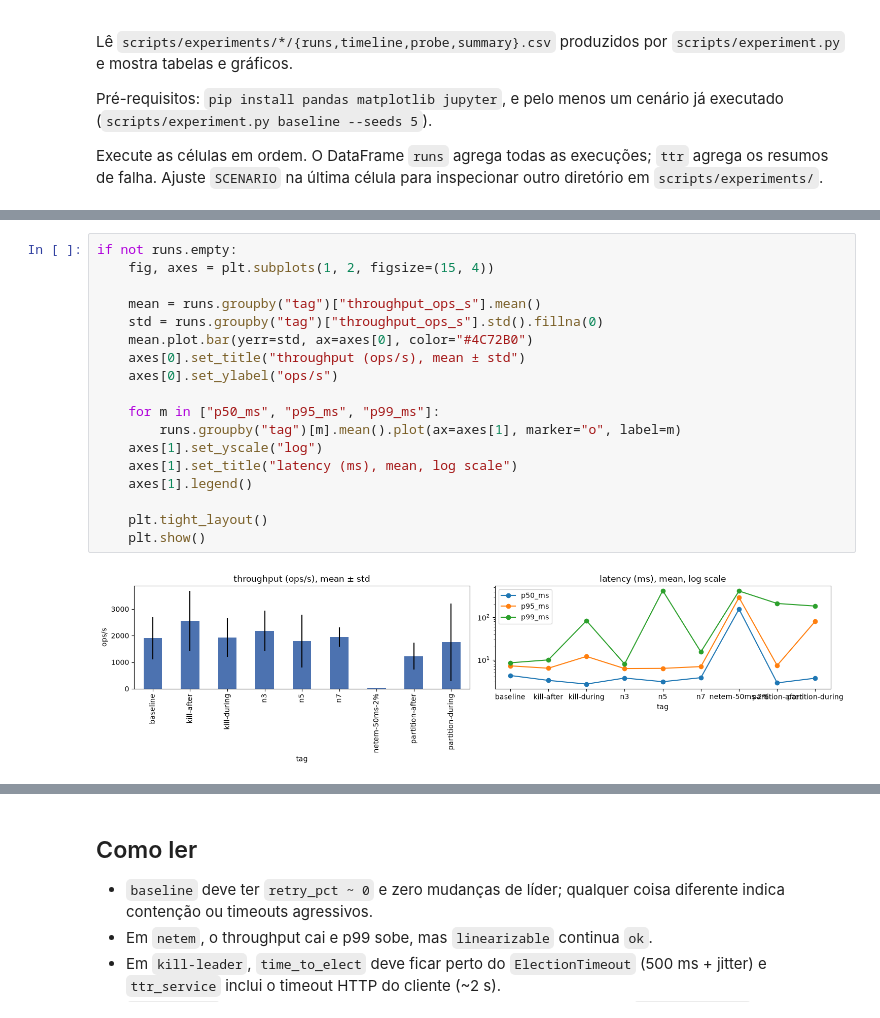
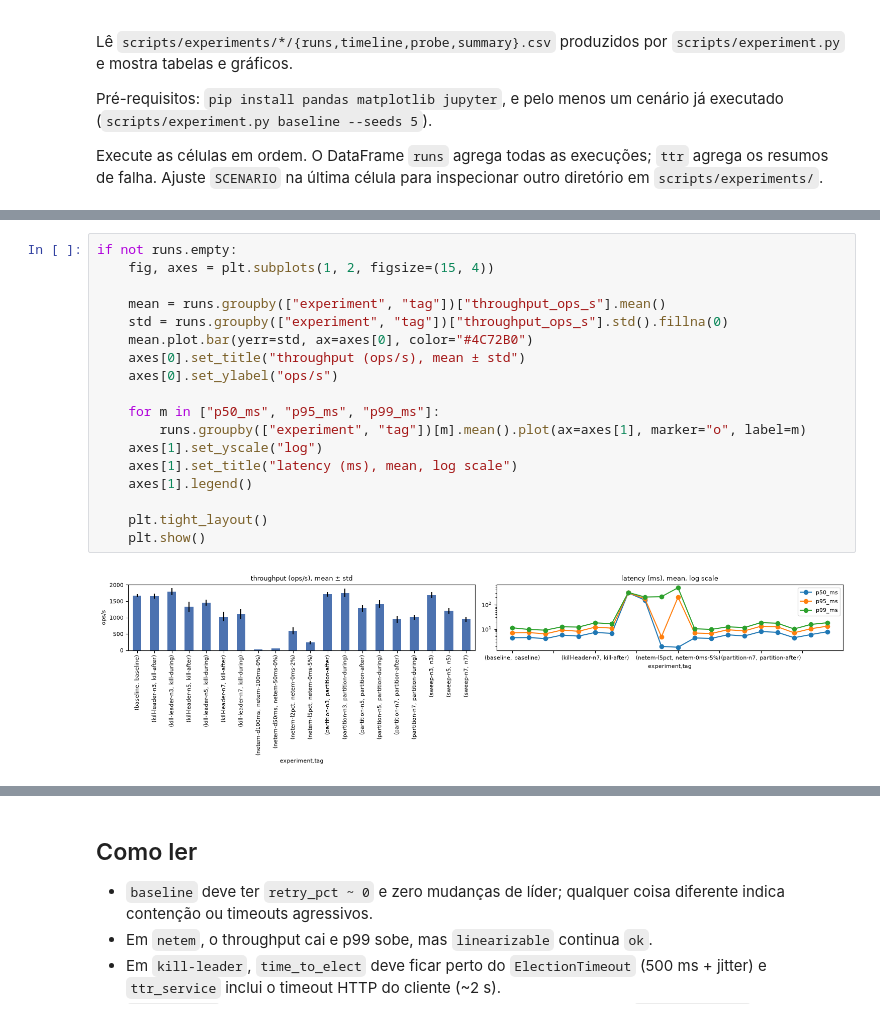
Before and after one commit to Everton-Colombo/6.824-labs, a Jupyter notebook: scripts/analysis.ipynb, the cells around one changed output, grey strips where cells are left out. Drawn from its saved outputs; the diff is of its cells as text.

Commit message:
fix: plot the notebook results per experiment, add suggested report figure

```diff
--- a/scripts/analysis.ipynb
+++ b/scripts/analysis.ipynb
@@ -68,23 +75,23 @@ else:
 # %%
 if not runs.empty:
     fig, axes = plt.subplots(1, 2, figsize=(15, 4))
 
-    mean = runs.groupby("tag")["throughput_ops_s"].mean()
-    std = runs.groupby("tag")["throughput_ops_s"].std().fillna(0)
+    mean = runs.groupby(["experiment", "tag"])["throughput_ops_s"].mean()
+    std = runs.groupby(["experiment", "tag"])["throughput_ops_s"].std().fillna(0)
     mean.plot.bar(yerr=std, ax=axes[0], color="#4C72B0")
     axes[0].set_title("throughput (ops/s), mean ± std")
     axes[0].set_ylabel("ops/s")
 
     for m in ["p50_ms", "p95_ms", "p99_ms"]:
-        runs.groupby("tag")[m].mean().plot(ax=axes[1], marker="o", label=m)
+        runs.groupby(["experiment", "tag"])[m].mean().plot(ax=axes[1], marker="o", label=m)
     axes[1].set_yscale("log")
     axes[1].set_title("latency (ms), mean, log scale")
     axes[1].legend()
 
     plt.tight_layout()
     plt.show()
 # %% [output]
-[figure, old version]
+[figure, new version]
 # %%
 NUMERIC = ["time_to_elect_ms", "ttr_service_ms", "ttr_replica_ms"]
 
```
Also changed, not shown: parts of 5 cells of this notebook.
